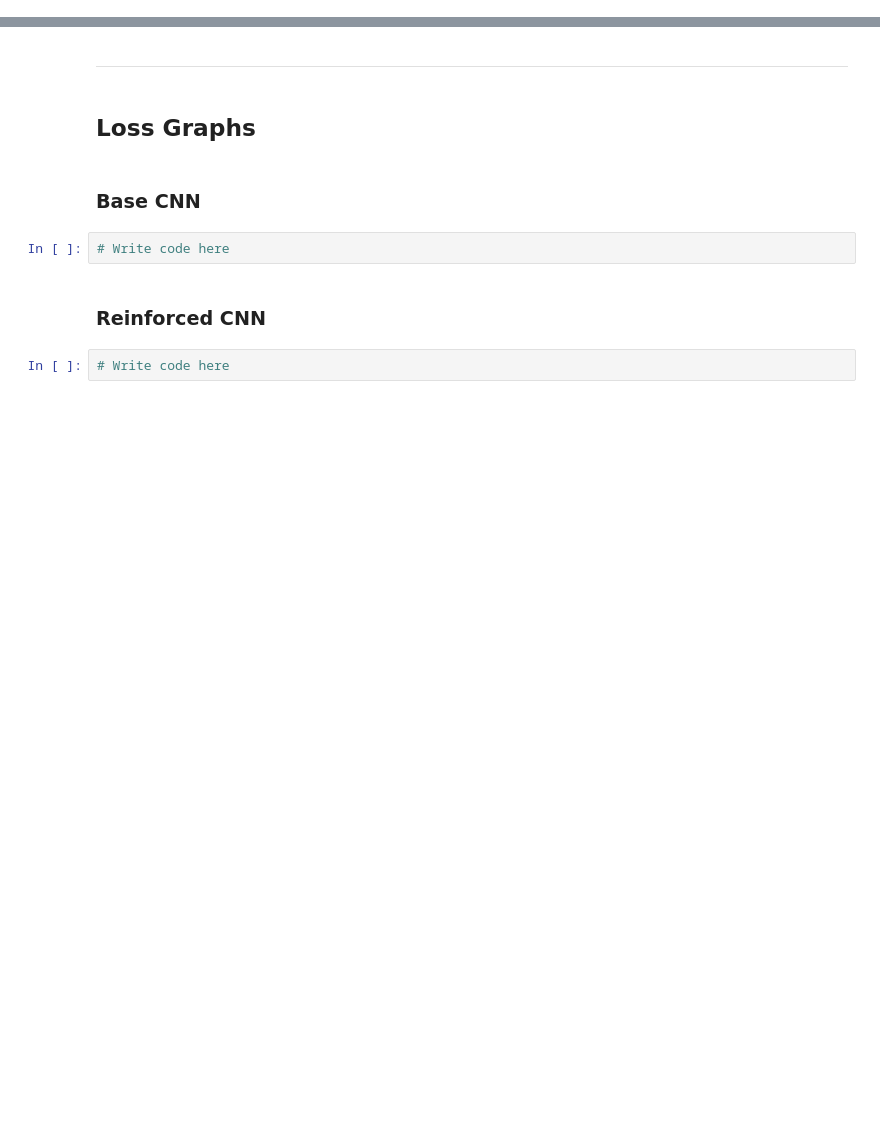
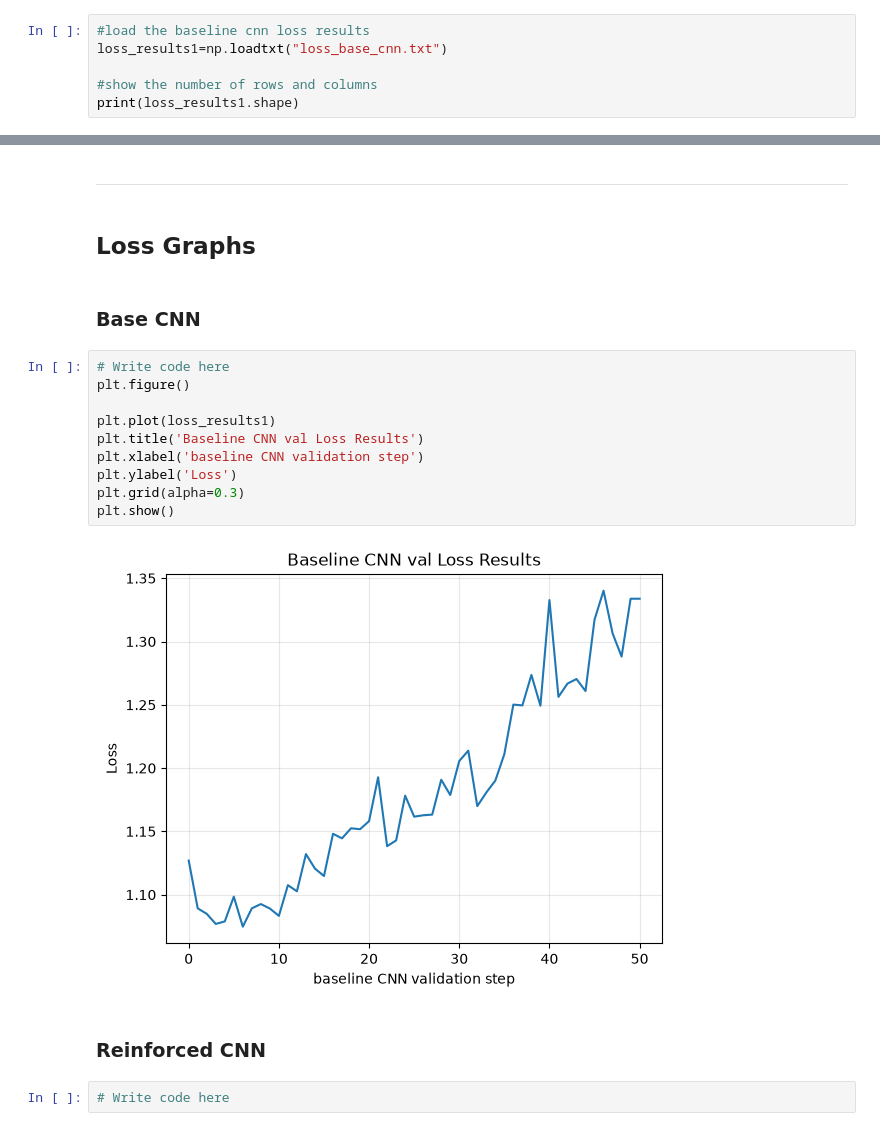
Before and after one commit to Eliza-Danila/Pothole_Severity_Detection_Model, a Jupyter notebook: results.ipynb, the cells around one changed output, grey strips where cells are left out. Drawn from its saved outputs; the diff is of its cells as text; blank space fills up the shorter version.

```diff
--- a/results.ipynb
+++ b/results.ipynb
@@ -24,0 +31,6 @@ _____
+# %%
+#load the baseline cnn loss results
+loss_results1=np.loadtxt("loss_base_cnn.txt")
+
+#show the number of rows and columns
+print(loss_results1.shape)
@@ -40,8 +65,18 @@ _____
 ## Loss Graphs
 # %% [markdown]
 ### Base CNN
-# %%
-# Write code here
+# %%
+# Write code here
+plt.figure()
+
+plt.plot(loss_results1)
+plt.title('Baseline CNN val Loss Results')
+plt.xlabel('baseline CNN validation step')
+plt.ylabel('Loss')
+plt.grid(alpha=0.3)
+plt.show()
+# %% [output]
+[figure, added]
 # %% [markdown]
 ### Reinforced CNN
 # %%
```
Also changed, not shown: parts of 6 cells of this notebook, 2 other files.
